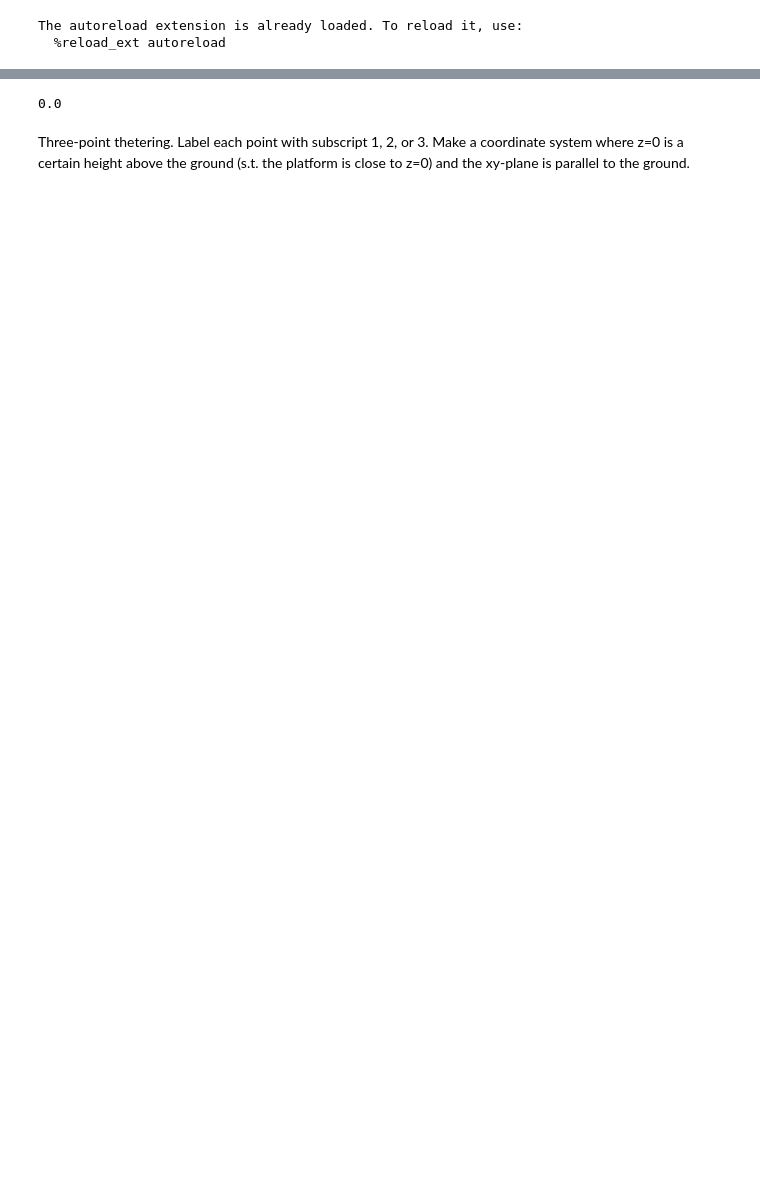
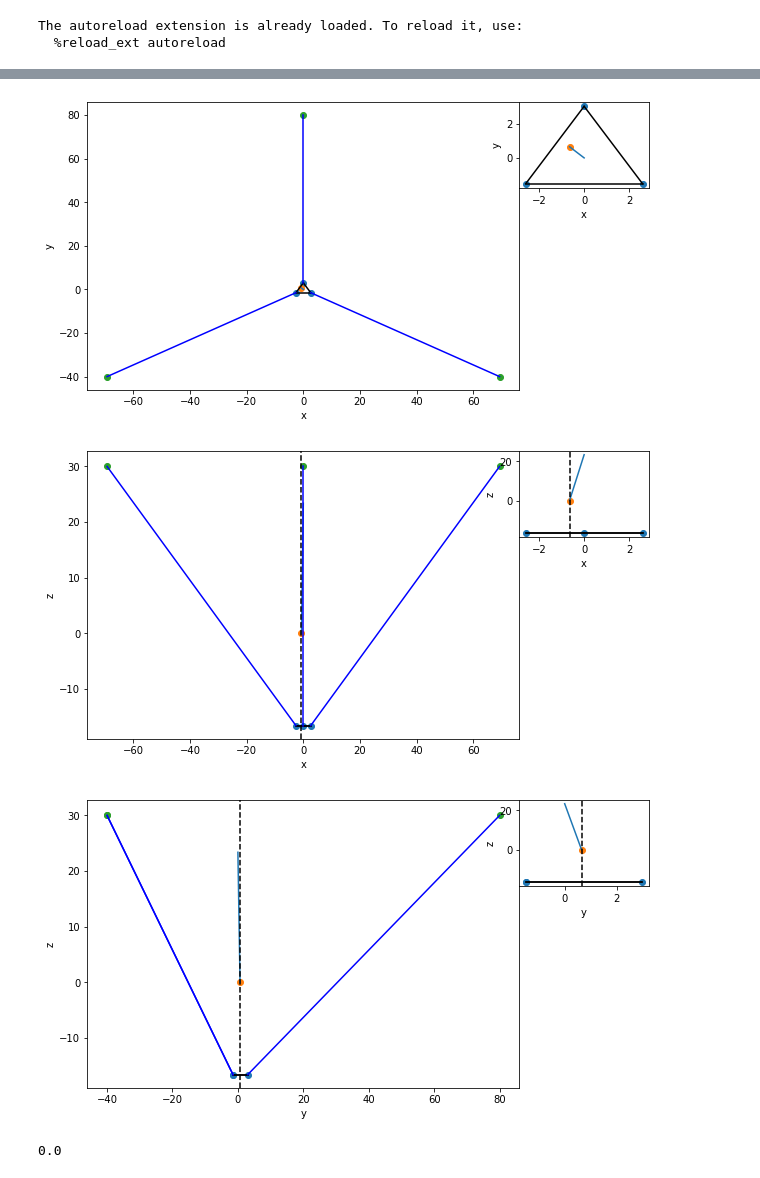
Before and after one commit to christianhbye/eigsep_mechanics, a Jupyter notebook: mechanical_requirements.ipynb, the cells around one changed output, grey strips where cells are left out. Drawn from its saved outputs; the diff is of its cells as text; code cells hidden in the pictures; blank space fills up the shorter version.

```diff
--- a/mechanical_requirements.ipynb
+++ b/mechanical_requirements.ipynb
@@ -19,0 +22,2 @@ platform.pointing_accuracy
+# %%
+anchor = mechanics.Anchor()
@@ -20,6 +26,13 @@ platform.pointing_accuracy
+# %%
+anchor.plot(platform, axes=[0, 1])
+anchor.plot(platform, axes=[0, 2])
+anchor.plot(platform, axes=[1, 2])
+plt.show()
+# %% [output]
+[figure, added]
+[figure, added]
+[figure, added]
 # %%
 platform.polar_angle
 # %% [output]
 0.0
-# %% [markdown]
-Three-point thetering. Label each point with subscript 1, 2, or 3. Make a coordinate system where z=0 is a certain height above the ground (s.t. the platform is close to z=0) and the xy-plane is parallel to the ground.
```
Also changed, not shown: parts of 13 cells of this notebook, 1 other file.
